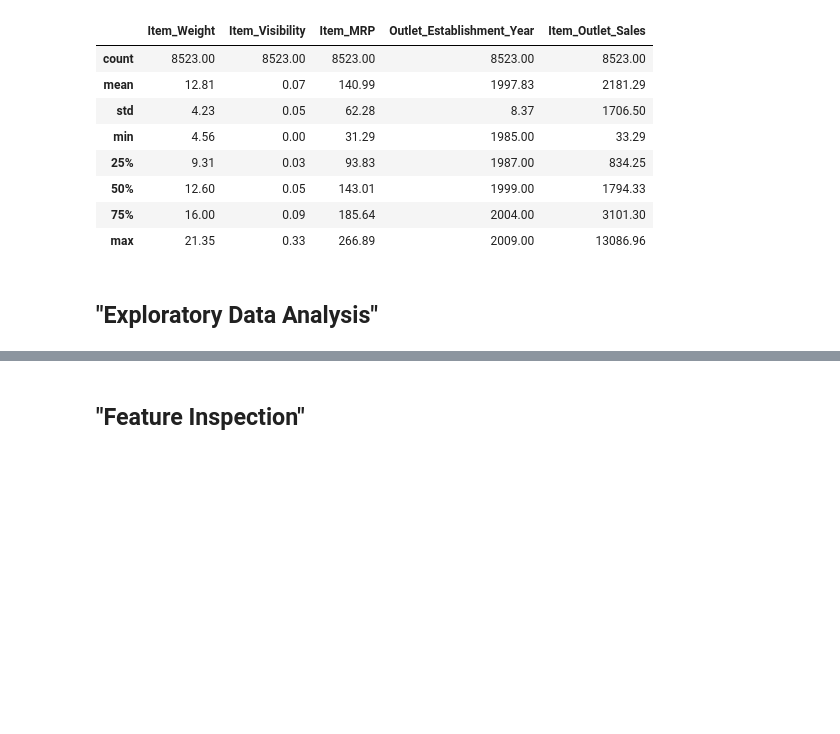
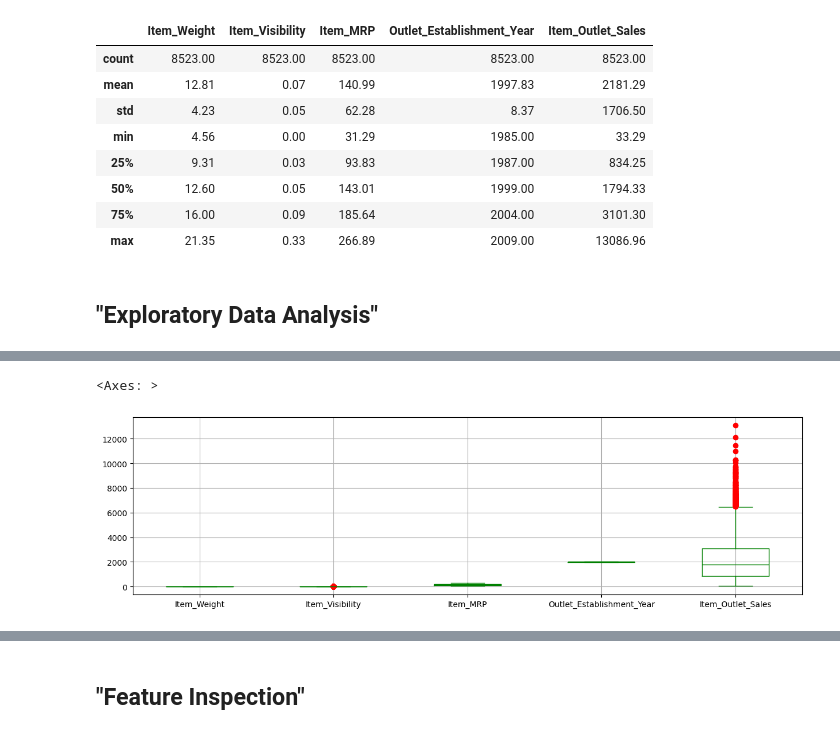
Before and after one commit to issaq96/Prediction-of-Product-Sales, a Jupyter notebook: prediction_of_product_sales.ipynb, the cells around one changed output, grey strips where cells are left out. Drawn from its saved outputs; the diff is of its cells as text; code cells hidden in the pictures; blank space fills up the shorter version.

```diff
--- a/prediction_of_product_sales.ipynb
+++ b/prediction_of_product_sales.ipynb
@@ -195,0 +221,6 @@ df.describe(include=["number"]).round(2)
+# %%
+plt.figure(figsize=(15,4))
+df.boxplot(color='g',sym='r')
+# %% [output]
+<Axes: >
+[figure, added]
```
Also changed, not shown: parts of 7 cells of this notebook.
